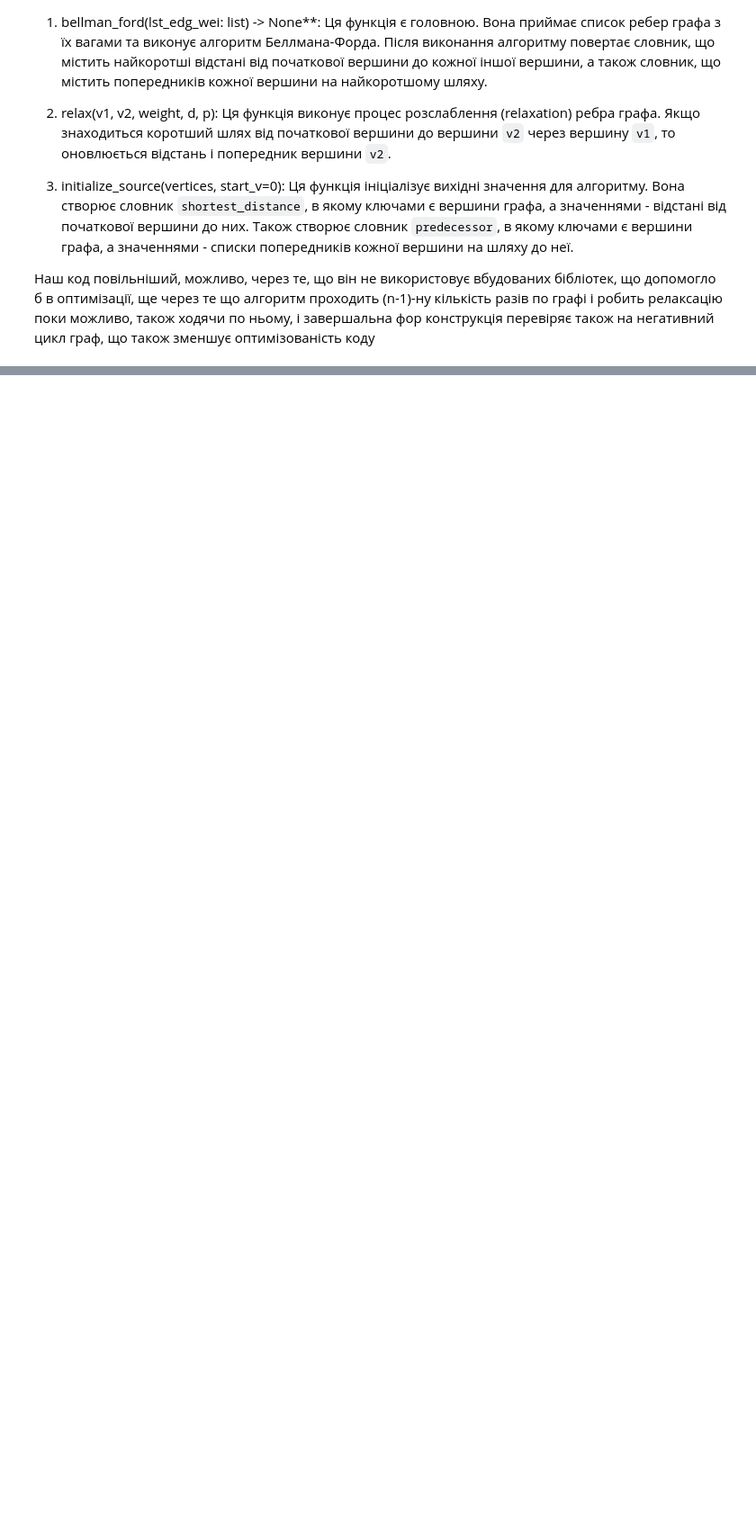
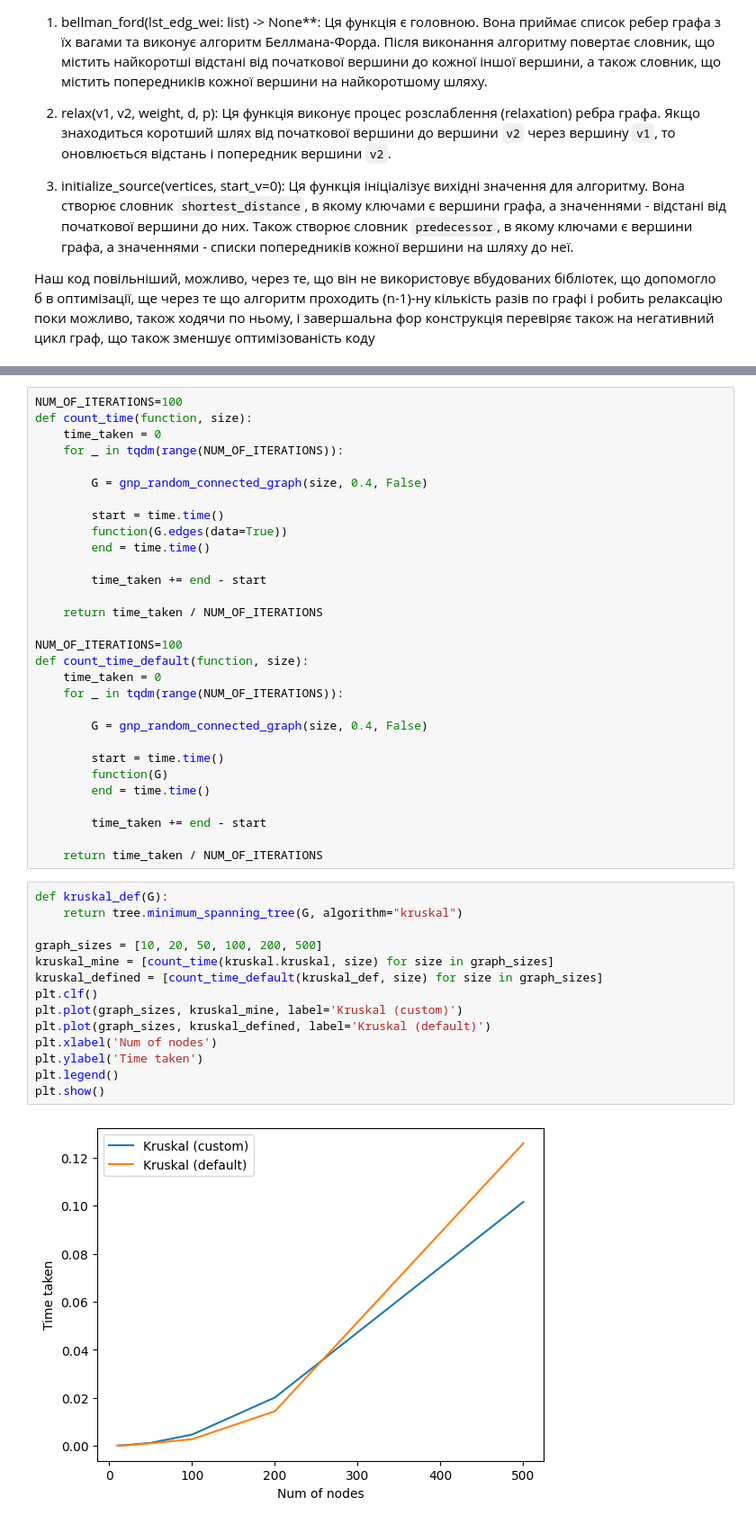
Before and after one commit to Vitalii-pr/lab_2, a Jupyter notebook: Graph Generation.ipynb, the cells around one changed output, grey strips where cells are left out. Shown at 90% size. Drawn from its saved outputs; the diff is of its cells as text; blank space fills up the shorter version.

```diff
--- a/Graph Generation.ipynb
+++ b/Graph Generation.ipynb
@@ -280,0 +307,46 @@ plt.show()
+# %%
+NUM_OF_ITERATIONS=100
+def count_time(function, size):
+    time_taken = 0
+    for _ in tqdm(range(NUM_OF_ITERATIONS)):
+
+        G = gnp_random_connected_graph(size, 0.4, False)
+
+        start = time.time()
+        function(G.edges(data=True))
+        end = time.time()
+
+        time_taken += end - start
+
+    return time_taken / NUM_OF_ITERATIONS
+
+NUM_OF_ITERATIONS=100
+def count_time_default(function, size):
+    time_taken = 0
+    for _ in tqdm(range(NUM_OF_ITERATIONS)):
+
+        G = gnp_random_connected_graph(size, 0.4, False)
+
+        start = time.time()
+        function(G)
+        end = time.time()
+
+        time_taken += end - start
+
+    return time_taken / NUM_OF_ITERATIONS
+# %%
+def kruskal_def(G):
+    return tree.minimum_spanning_tree(G, algorithm="kruskal")
+
+graph_sizes = [10, 20, 50, 100, 200, 500]
+kruskal_mine = [count_time(kruskal.kruskal, size) for size in graph_sizes]
+kruskal_defined = [count_time_default(kruskal_def, size) for size in graph_sizes]
+plt.clf()
+plt.plot(graph_sizes, kruskal_mine, label='Kruskal (custom)')
+plt.plot(graph_sizes, kruskal_defined, label='Kruskal (default)')
+plt.xlabel('Num of nodes')
+plt.ylabel('Time taken')
+plt.legend()
+plt.show()
+# %% [output]
+[figure, added]
```
Also changed, not shown: parts of 23 cells of this notebook, 4 other files.
